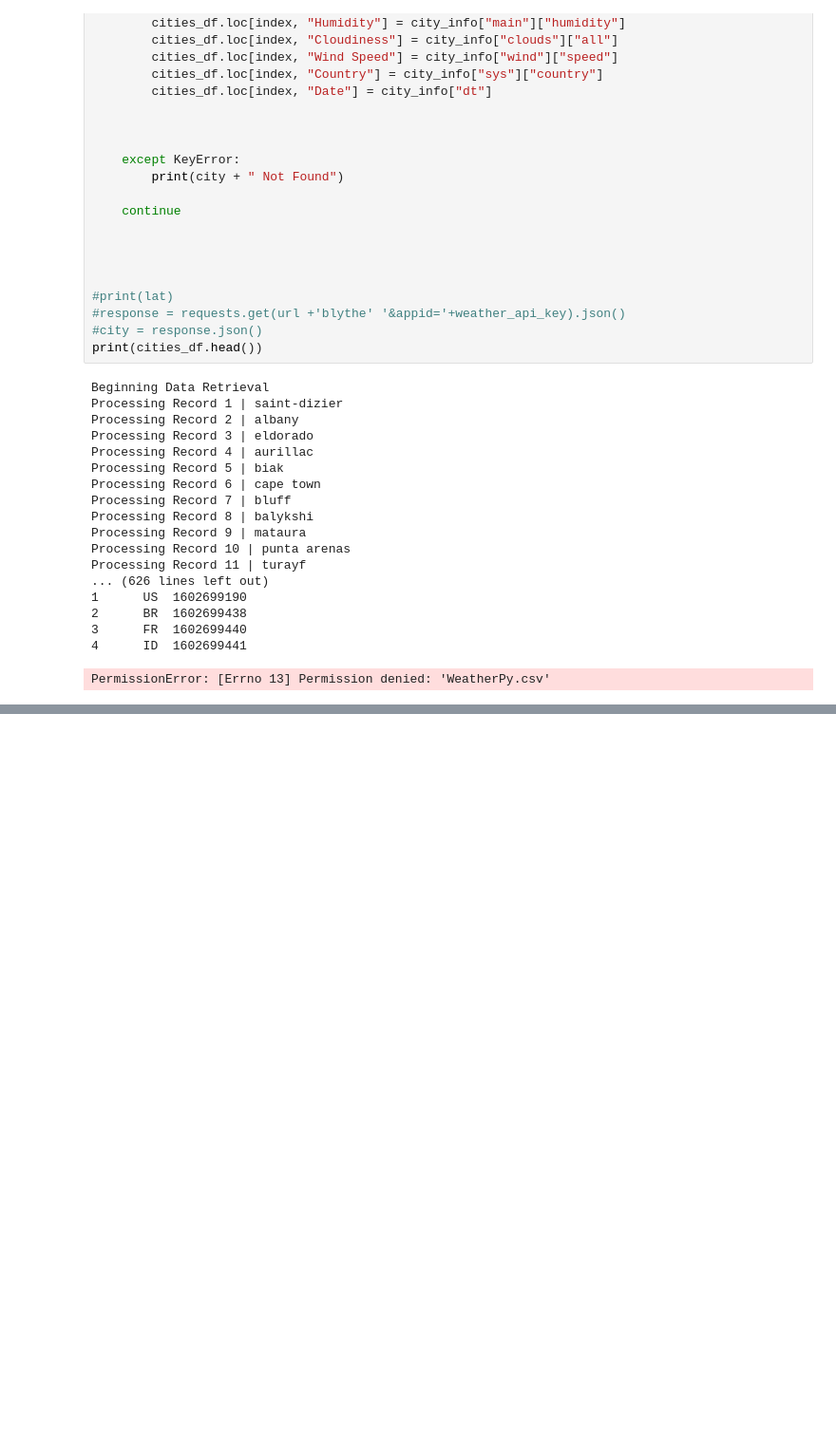
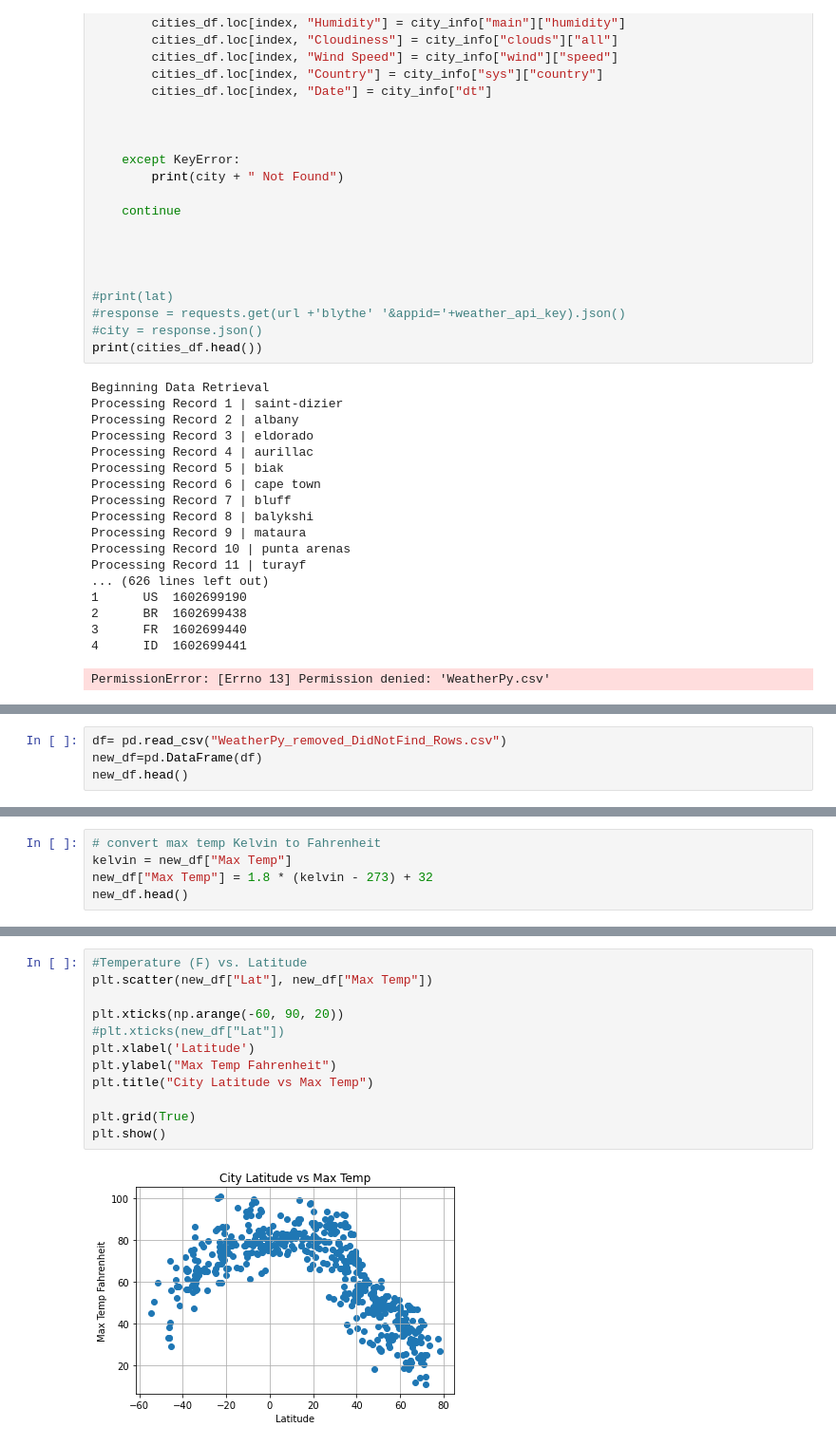
Before and after one commit to bregan78/python_api_challenge, a Jupyter notebook: WeatherPy/WeatherPy.ipynb, the cells around one changed output, grey strips where cells are left out. Shown at 95% size. Saved outputs shown, nothing was run; the diff lists cells and outputs as text; blank space fills up the shorter version.

Commit message:
added lat vs max temp plot

```diff
--- a/WeatherPy/WeatherPy.ipynb
+++ b/WeatherPy/WeatherPy.ipynb
@@ -196,0 +210,4 @@ cities_df_test.to_csv("WeatherPy.csv")
+# %%
+df= pd.read_csv("WeatherPy_removed_DidNotFind_Rows.csv")
+new_df=pd.DataFrame(df)
+new_df.head()
@@ -196,0 +221,5 @@ cities_df_test.to_csv("WeatherPy.csv")
+# %%
+# convert max temp Kelvin to Fahrenheit
+kelvin = new_df["Max Temp"]
+new_df["Max Temp"] = 1.8 * (kelvin - 273) + 32
+new_df.head()
@@ -196,0 +233,14 @@ cities_df_test.to_csv("WeatherPy.csv")
+# %%
+#Temperature (F) vs. Latitude
+plt.scatter(new_df["Lat"], new_df["Max Temp"])
+
+plt.xticks(np.arange(-60, 90, 20))
+#plt.xticks(new_df["Lat"])
+plt.xlabel('Latitude')
+plt.ylabel("Max Temp Fahrenheit")
+plt.title("City Latitude vs Max Temp")
+
+plt.grid(True)
+plt.show()
+# %% [output]
+[figure, added]
```
Also changed, not shown: parts of 7 cells of this notebook, 1 other file.
